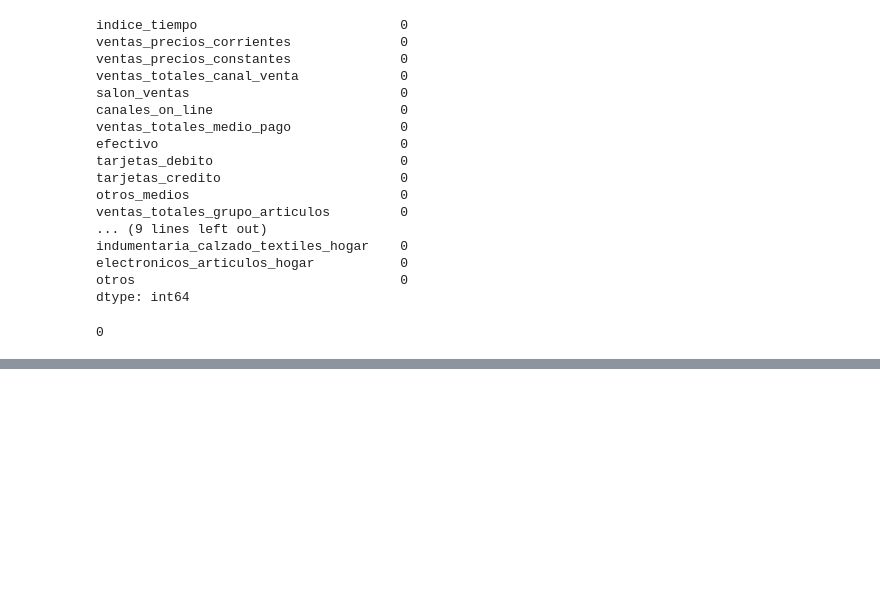
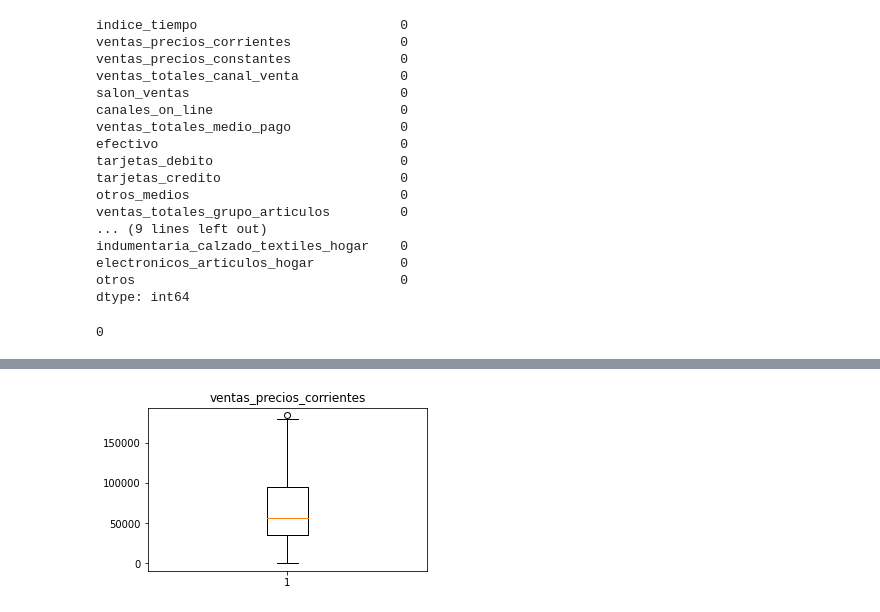
Before and after one commit to MaferLedmar/Actividad-3_Mf, a Jupyter notebook: Outliers_cool.ipynb, the cells around one changed output, grey strips where cells are left out. Drawn from its saved outputs; the diff is of its cells as text; code cells hidden in the pictures; blank space fills up the shorter version.

```diff
--- a/Outliers_cool.ipynb
+++ b/Outliers_cool.ipynb
@@ -147,0 +183,4 @@ Cuenta_Total_Nulos
+# %%
+#Obtenemos datos limpios
+data_clean_iqr= data[(y<=Limite_Superior_iqr)&(y>=Limite_Inferior_iqr)]
+data_clean_iqr
@@ -147,0 +201,8 @@ Cuenta_Total_Nulos
+# %%
+#Realizamos diagrama de caja o bigote
+fig = plt.figure(figsize =(5, 3))
+plt.boxplot(data_clean_iqr["ventas_precios_corrientes"])
+plt.title("ventas_precios_corrientes")
+plt.show() #dibujamos el diagrama
+# %% [output]
+[figure, added]
```
Also changed, not shown: parts of 5 cells of this notebook, 1 other file.
